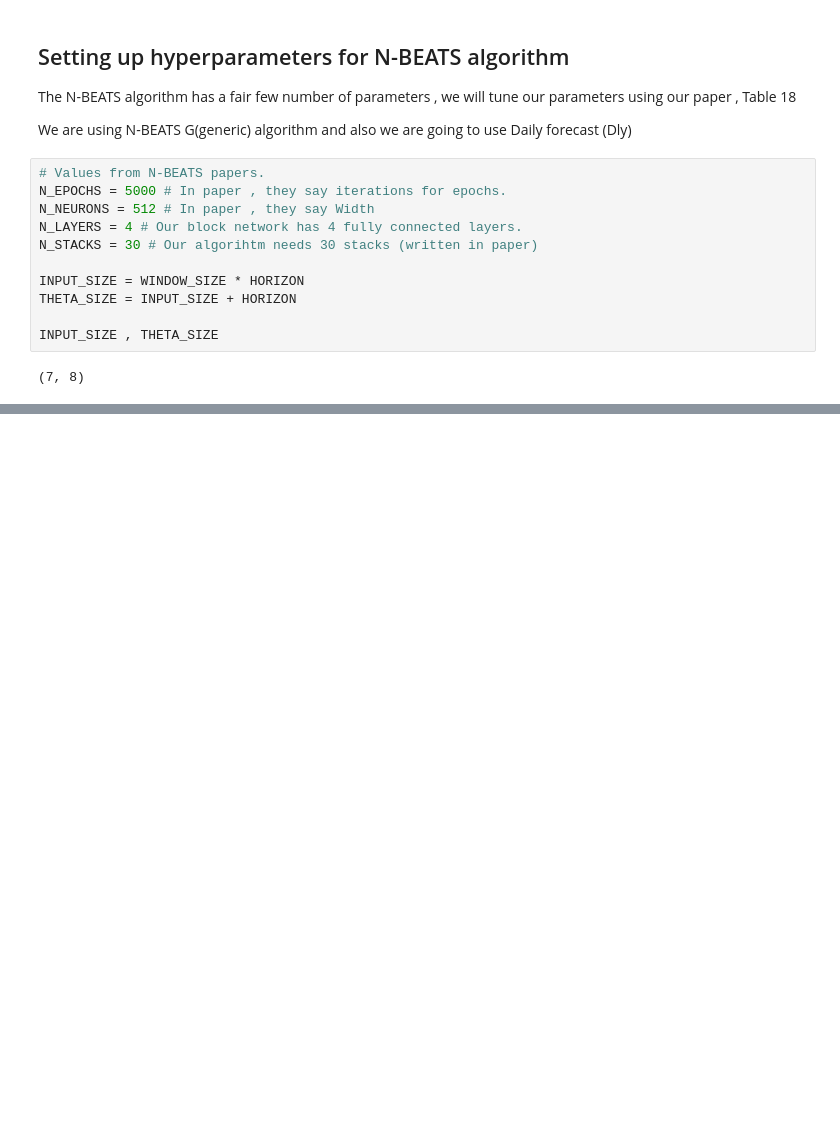
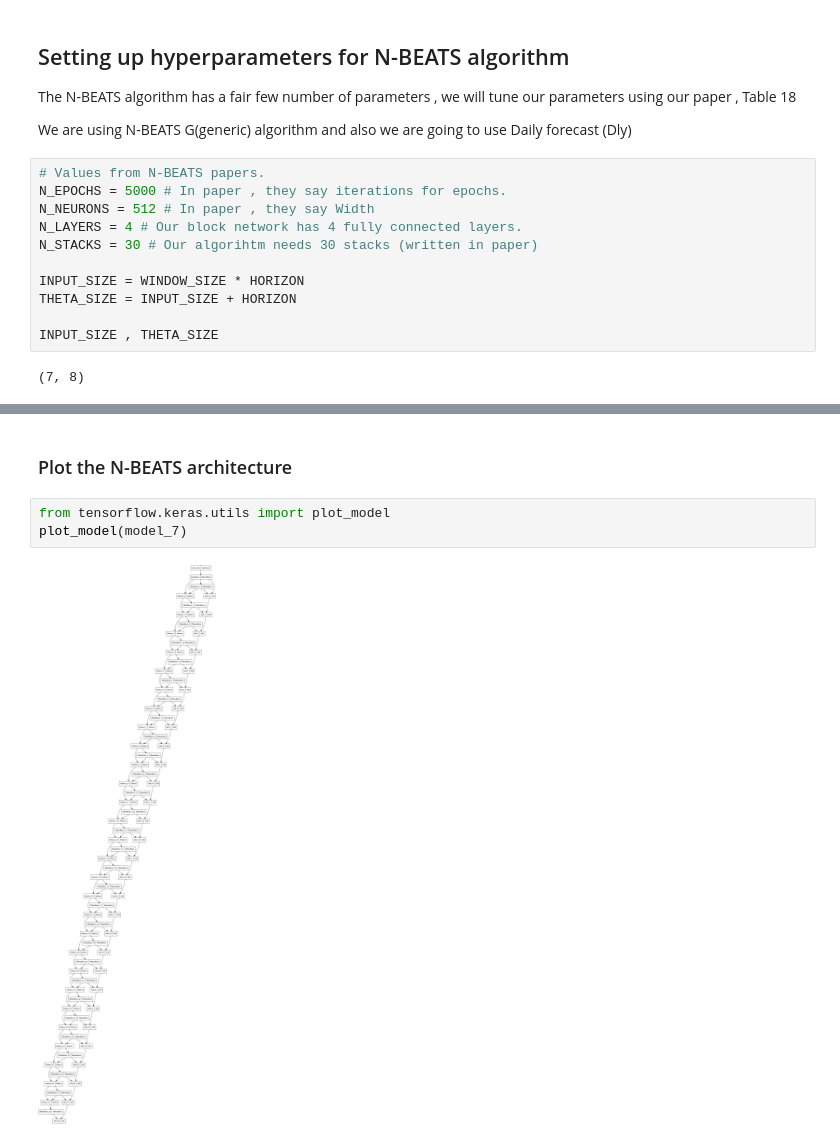
Before and after one commit to MelihKlc/Deep-Learning, a Jupyter notebook: Time_Series_Forecasting.ipynb, the cells around one changed output, grey strips where cells are left out. Saved outputs shown, nothing was run; the diff lists cells and outputs as text; blank space fills up the shorter version.

```diff
--- a/Time_Series_Forecasting.ipynb
+++ b/Time_Series_Forecasting.ipynb
@@ -1668,0 +1835,7 @@ INPUT_SIZE , THETA_SIZE
+# %% [markdown]
+### Plot the N-BEATS architecture
+# %%
+from tensorflow.keras.utils import plot_model
+plot_model(model_7)
+# %% [output]
+[figure, added]
```
Also changed, not shown: parts of 44 cells of this notebook.
